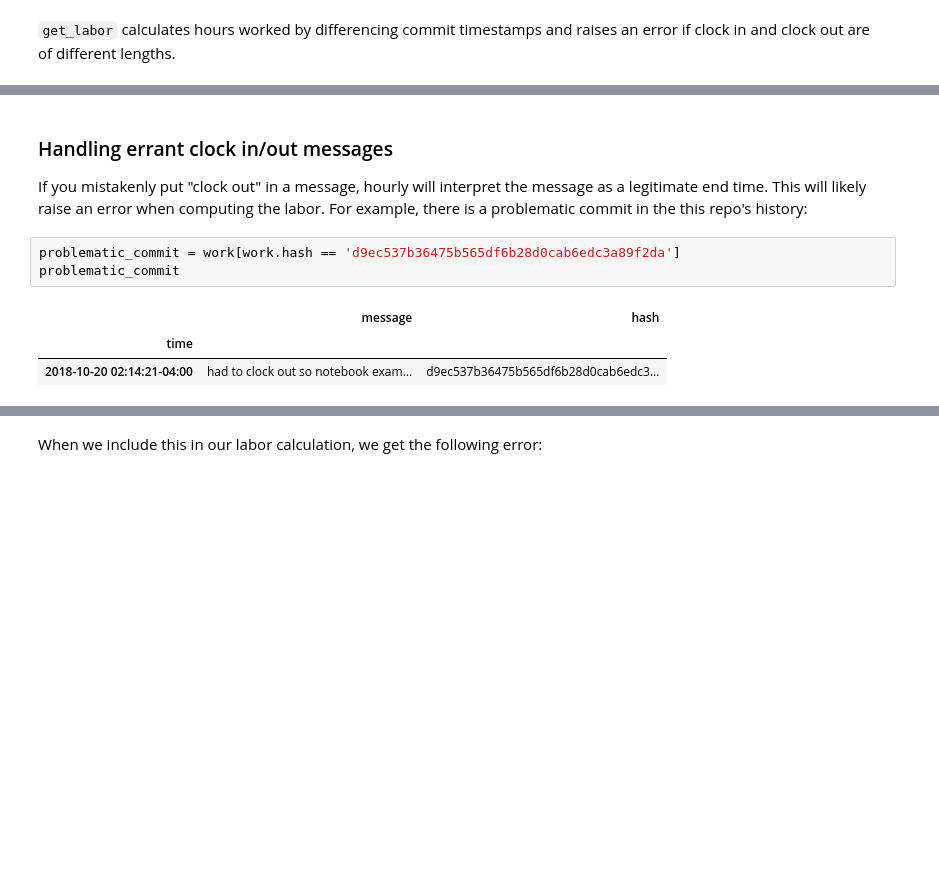
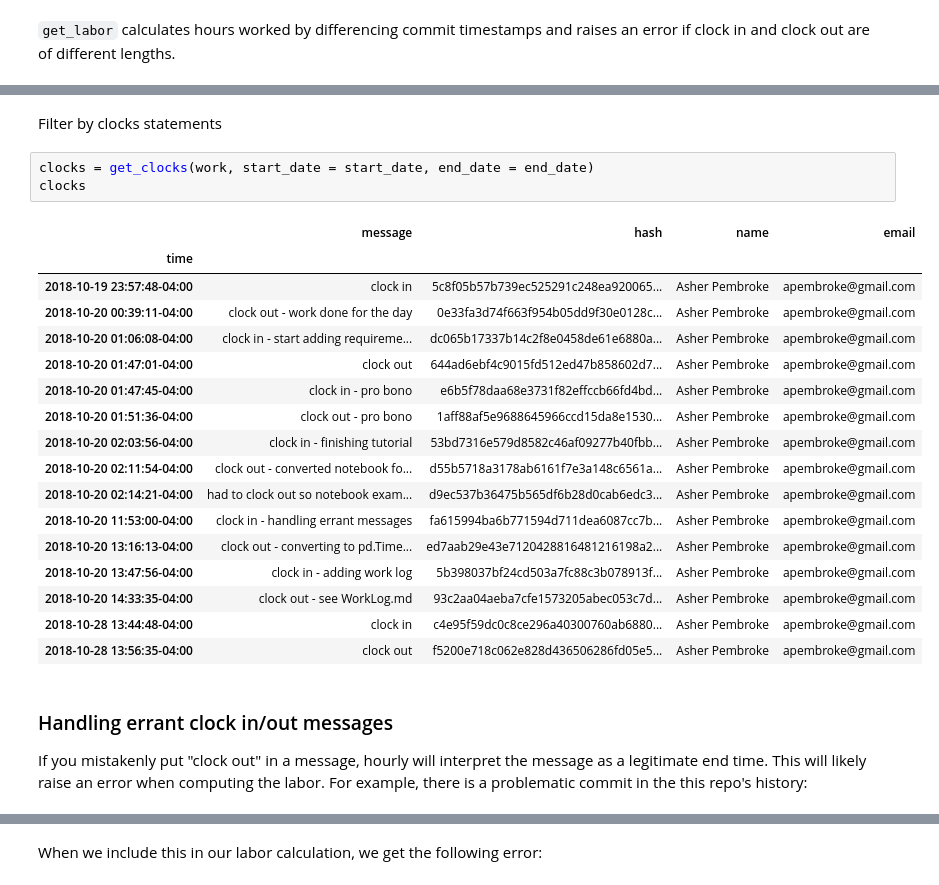
Before and after one commit to asherp/hourly, a Jupyter notebook: docs/README.ipynb, the cells around one changed output, grey strips where cells are left out. Saved outputs shown, nothing was run; the diff lists cells and outputs as text; blank space fills up the shorter version.

```diff
--- a/docs/README.ipynb
+++ b/docs/README.ipynb
@@ -46,10 +52,26 @@ Timestamp('2018-10-19 23:57:48-0400', tz='US/Eastern')
+# %% [markdown]
+Filter by clocks statements
+# %%
+clocks = get_clocks(work, start_date = start_date, end_date = end_date)
+clocks
+# %% [output]
+|  | message | hash | name | email |
+| time |  |  |  |  |
+| 2018-10-19 23:57:48-04:00 | clock in | 5c8f05b57b739ec525291c248ea920065... | Asher Pembroke | apembroke@gmail.com |
+| 2018-10-20 00:39:11-04:00 | clock out - work done for the day | 0e33fa3d74f663f954b05dd9f30e0128c... | Asher Pembroke | apembroke@gmail.com |
+| 2018-10-20 01:06:08-04:00 | clock in - start adding requireme... | dc065b17337b14c2f8e0458de61e6880a... | Asher Pembroke | apembroke@gmail.com |
+| 2018-10-20 01:47:01-04:00 | clock out | 644ad6ebf4c9015fd512ed47b858602d7... | Asher Pembroke | apembroke@gmail.com |
+| 2018-10-20 01:47:45-04:00 | clock in - pro bono | e6b5f78daa68e3731f82effccb66fd4bd... | Asher Pembroke | apembroke@gmail.com |
+| 2018-10-20 01:51:36-04:00 | clock out - pro bono | 1aff88af5e9688645966ccd15da8e1530... | Asher Pembroke | apembroke@gmail.com |
+| 2018-10-20 02:03:56-04:00 | clock in - finishing tutorial | 53bd7316e579d8582c46af09277b40fbb... | Asher Pembroke | apembroke@gmail.com |
+| 2018-10-20 02:11:54-04:00 | clock out - converted notebook fo... | d55b5718a3178ab6161f7e3a148c6561a... | Asher Pembroke | apembroke@gmail.com |
+| 2018-10-20 02:14:21-04:00 | had to clock out so notebook exam... | d9ec537b36475b565df6b28d0cab6edc3... | Asher Pembroke | apembroke@gmail.com |
+| 2018-10-20 11:53:00-04:00 | clock in - handling errant messages | fa615994ba6b771594d711dea6087cc7b... | Asher Pembroke | apembroke@gmail.com |
+| 2018-10-20 13:16:13-04:00 | clock out - converting to pd.Time... | ed7aab29e43e7120428816481216198a2... | Asher Pembroke | apembroke@gmail.com |
+| 2018-10-20 13:47:56-04:00 | clock in - adding work log | 5b398037bf24cd503a7fc88c3b078913f... | Asher Pembroke | apembroke@gmail.com |
+| 2018-10-20 14:33:35-04:00 | clock out - see WorkLog.md | 93c2aa04aeba7cfe1573205abec053c7d... | Asher Pembroke | apembroke@gmail.com |
+| 2018-10-28 13:44:48-04:00 | clock in | c4e95f59dc0c8ce296a40300760ab6880... | Asher Pembroke | apembroke@gmail.com |
+| 2018-10-28 13:56:35-04:00 | clock out | f5200e718c062e828d436506286fd05e5... | Asher Pembroke | apembroke@gmail.com |
 # %% [markdown]
 ### Handling errant clock in/out messages
 If you mistakenly put "clock out" in a message, hourly will interpret the message as a legitimate end time. This will likely raise an error when computing the labor. For example, there is a problematic commit in the this repo's history:
-# %%
-problematic_commit = work[work.hash == 'd9ec537b36475b565df6b28d0cab6edc3a89f2da']
-problematic_commit
-# %% [output]
-|  | message | hash |
-| time |  |  |
-| 2018-10-20 02:14:21-04:00 | had to clock out so notebook exam... | d9ec537b36475b565df6b28d0cab6edc3... |
```
Also changed, not shown: parts of 31 cells of this notebook, 11 other files.
